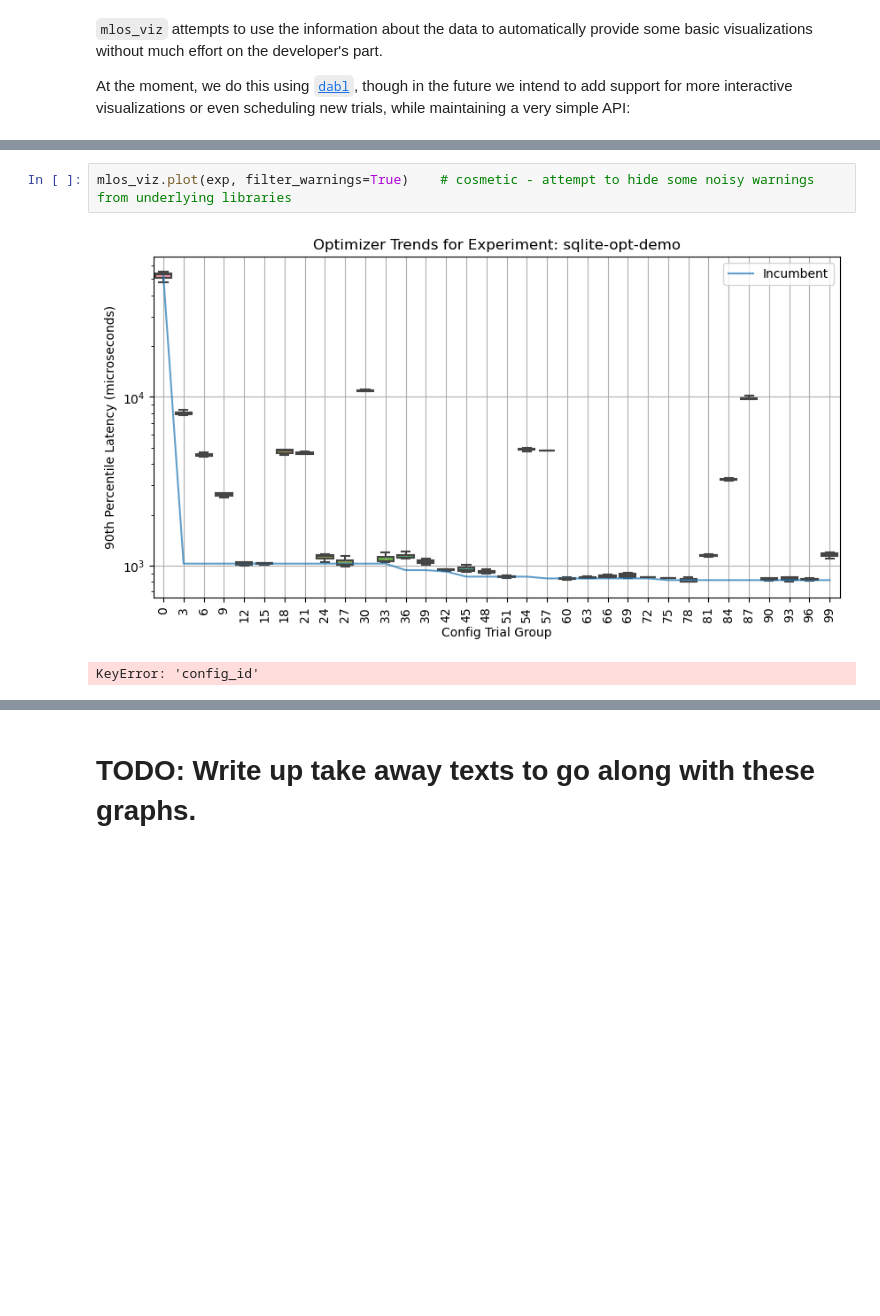
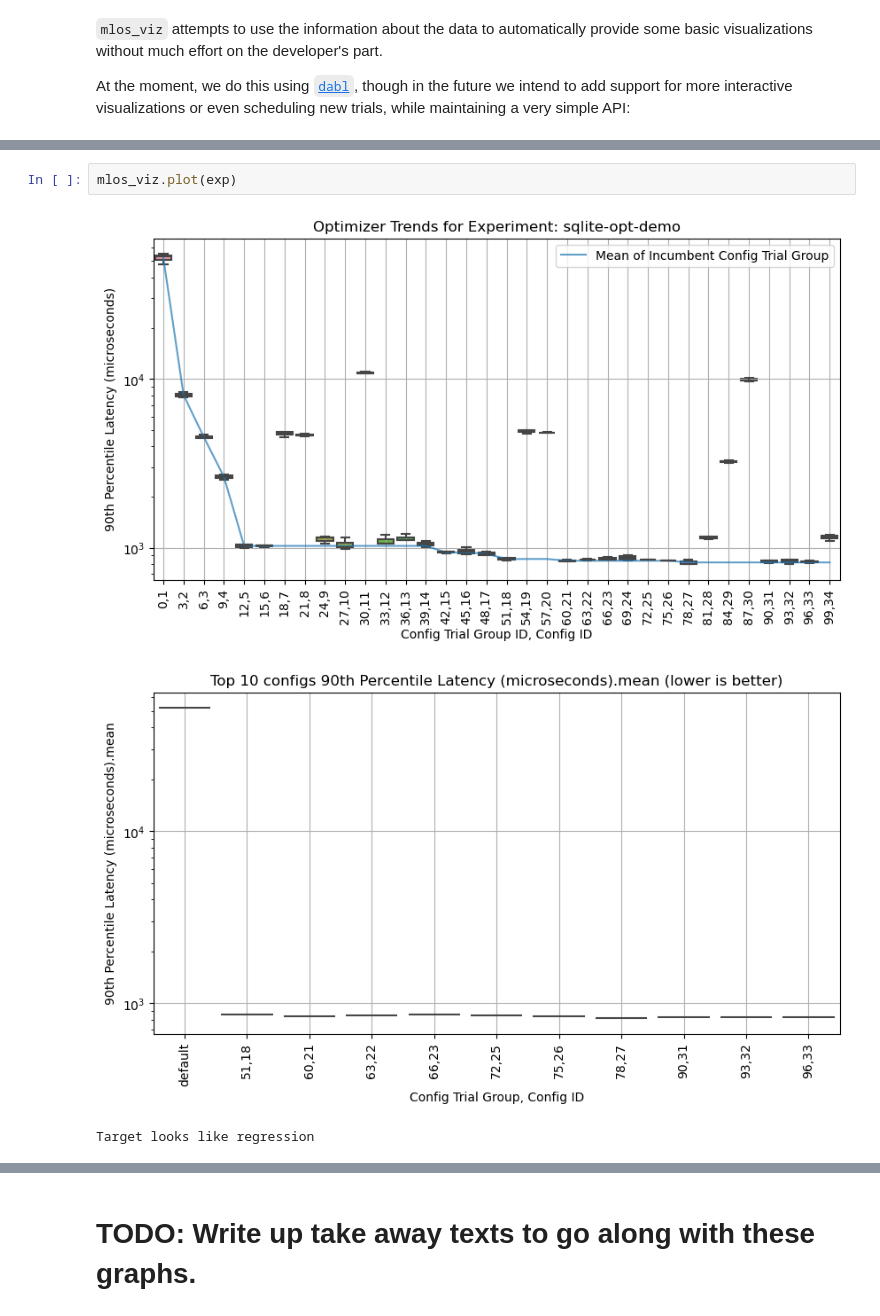
Before and after one commit to Microsoft-CISL/sqlite-autotuning, a Jupyter notebook: mlos_demo_sqlite_teachers.ipynb, the cells around one changed output, grey strips where cells are left out. Cells and saved outputs as stored; diff of their text form; blank space fills up the shorter version.

```diff
--- a/mlos_demo_sqlite_teachers.ipynb
+++ b/mlos_demo_sqlite_teachers.ipynb
@@ -153,5 +120,6 @@ At the moment, we do this using [`dabl`](https://github.com/dabl/dabl), though i
 # %%
-mlos_viz.plot(exp, filter_warnings=True)    # cosmetic - attempt to hide some noisy warnings from underlying libraries
+mlos_viz.plot(exp)
 # %% [output]
-[figure, old version]
+[figure, new version]
+[figure, added]
-KeyError: 'config_id'
+Target looks like regression
```
Also changed, not shown: parts of 8 cells of this notebook.
